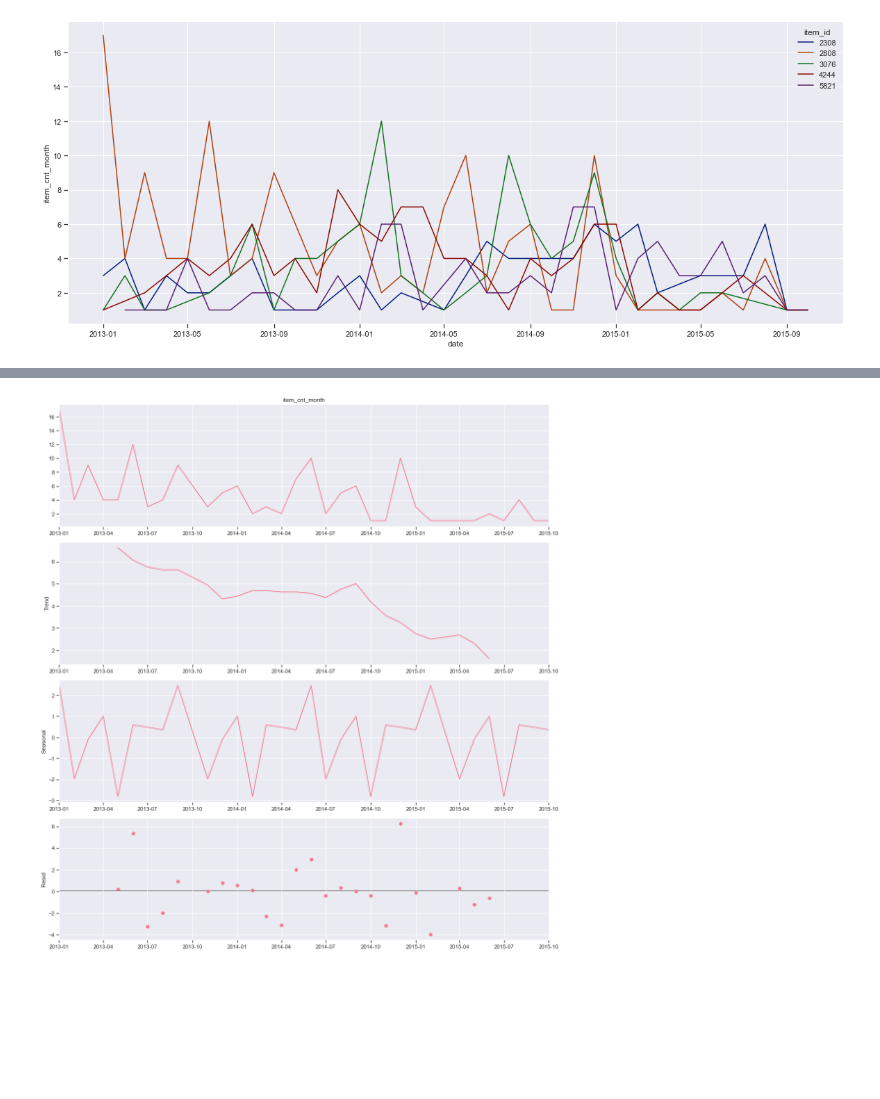
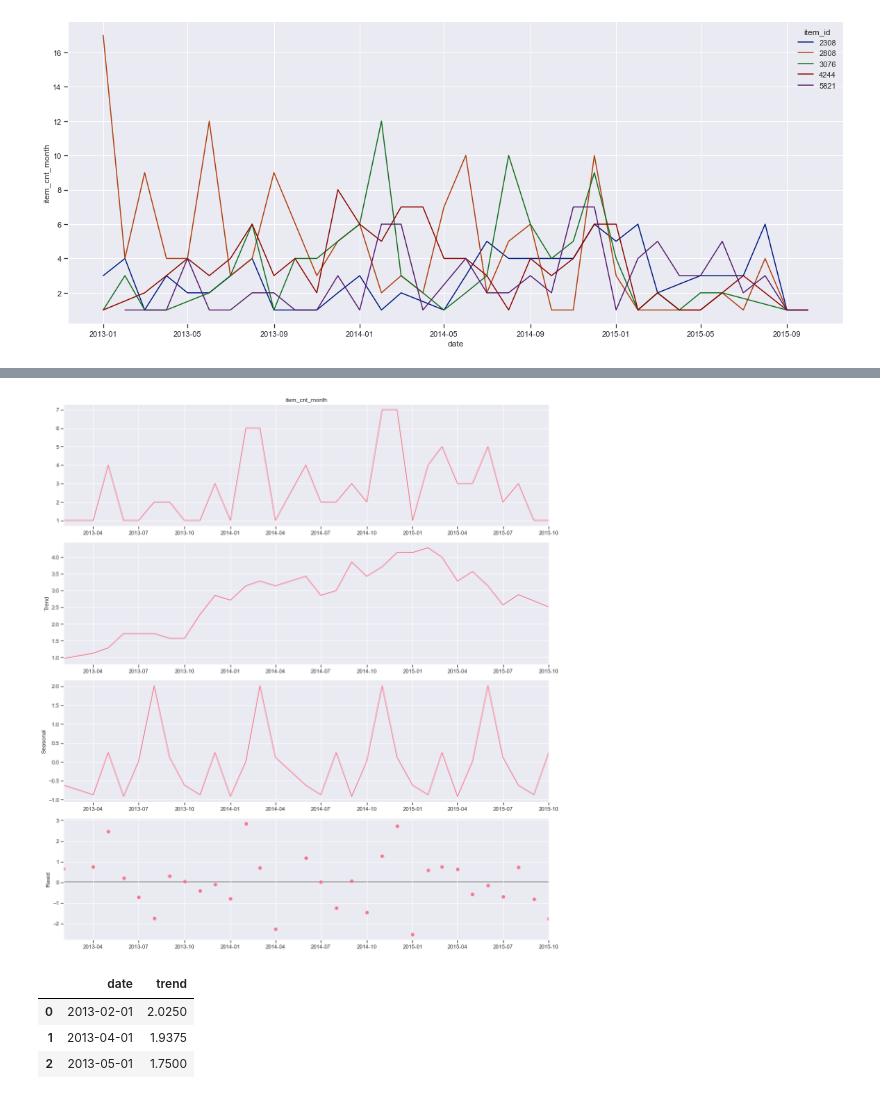
Before and after one commit to the-chiefdom/Predict_Future_Sales, a Jupyter notebook: Explore_Data_Analysis.ipynb, the cells around one changed output, grey strips where cells are left out. Cells and saved outputs as stored; diff of their text form; code cells hidden in the pictures; blank space fills up the shorter version.

Commit message:
Built Trends feature, contained errors. Commit before rerun

```diff
--- a/Explore_Data_Analysis.ipynb
+++ b/Explore_Data_Analysis.ipynb
@@ -62,6 +62,8 @@ train.set_index(['date', 'shop_id', 'item_id'])
 |  |  | 22100 | 33 | 10 | 2015 | 42 | 1.0 | ... |
 |  |  | 22102 | 33 | 10 | 2015 | 42 | 1.0 | ... |
 1609124 rows × 10 columns
+# %%
+train.index = train['date']
 # %%
 train[(train['shop_id'] == 2)].groupby('item_id')['item_cnt_month'].count().sort_values(ascending=False).head()
 # %% [output]
@@ -114,9 +122,9 @@ sns.lineplot(data=ret, x='date', y='year_mean')
 # %%
 from pylab import rcParams
 rcParams['figure.figsize'] = 15, 16
 
-decomposition = sm.tsa.seasonal_decompose(shop[shop['item_id'] == 2808]['item_cnt_month'], model='additive', period=8)
+decomposition = sm.tsa.seasonal_decompose(ret['item_cnt_month'], model='additive', extrapolate_trend='freq', period=int(31/4))
 decomposition.plot()
 plt.show()
 # %% [output]
-[figure, old version]
+[figure, new version]
@@ -122,0 +133,7 @@ plt.show()
+# %%
+pd.DataFrame(decomposition.trend).reset_index().head(3)
+# %% [output]
+|  | date | trend |
+| 0 | 2013-02-01 | 2.0250 |
+| 1 | 2013-04-01 | 1.9375 |
+| 2 | 2013-05-01 | 1.7500 |
```
Also changed, not shown: parts of 17 cells of this notebook, 7 other files.
